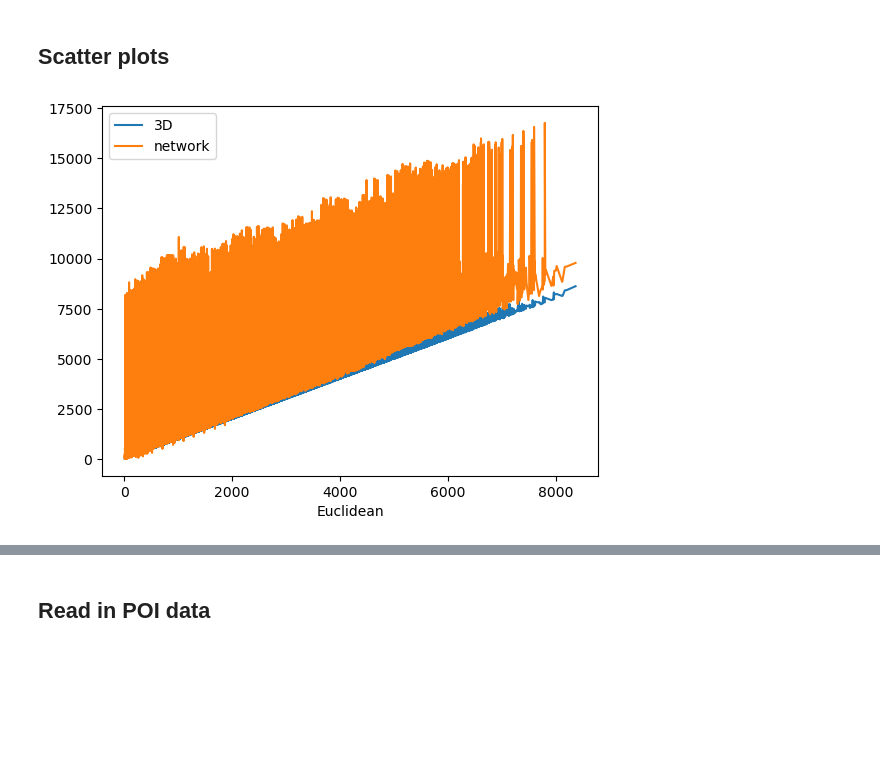
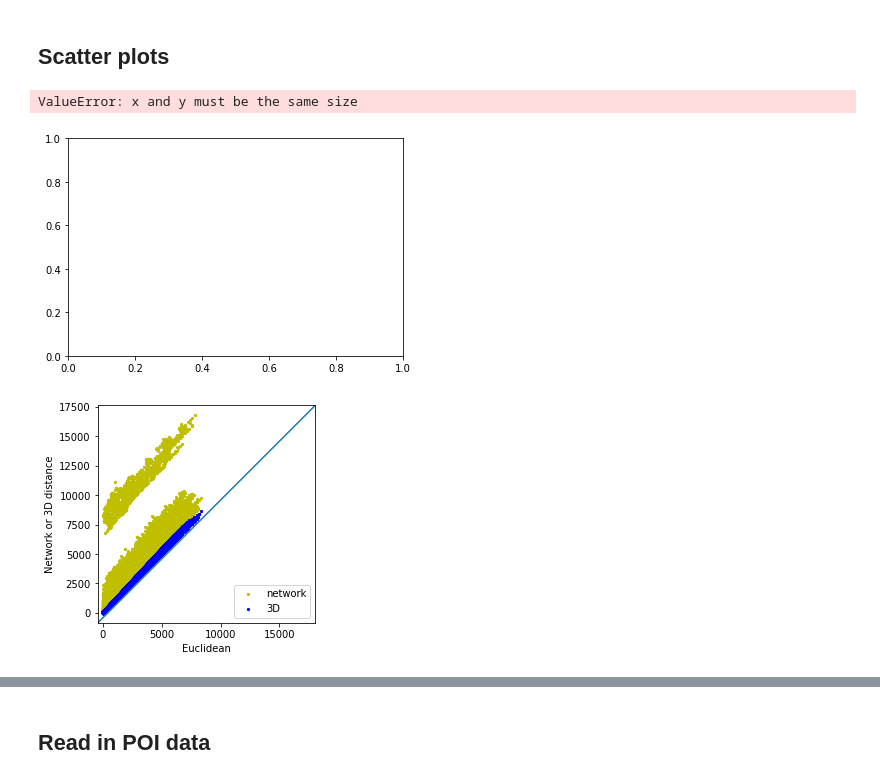
Before and after one commit to huanfachen/drone_station_pmp, a Jupyter notebook: distance_comparison.ipynb, the cells around one changed output, grey strips where cells are left out. Cells and saved outputs as stored; diff of their text form; code cells hidden in the pictures; blank space fills up the shorter version.

```diff
--- a/distance_comparison.ipynb
+++ b/distance_comparison.ipynb
@@ -132,13 +112,26 @@ df_distance[['Euclidean', '3D', 'network']].diff(axis=1).describe()
 df_distance = df_distance.sort_values(by=['Euclidean'])
 # %%
 # scatter plot: Euclidean as x axis, 3D and network as two colours
-df_distance.plot(
-    kind='line',
+ax=df_distance.plot(
+    kind='scatter',
     x='Euclidean',
     y=['3D', 'network'],
     # backend='plotly',
     # width=500,
 )
-plt.show()
 # %% [output]
+ValueError: x and y must be the same size
-[figure, old version]
+[figure, new version]
+# %%
+# sort the distance pairs by the Euclidean distance
+# scatter plot of network and 3D distance. Add a diagonal line to show the equal distance
+ax1 = df_distance.plot(kind='scatter', x='Euclidean', y='network', color='y', label = 'network', s=5)
+ax2 = df_distance.plot(kind='scatter', x='Euclidean', y='3D', color='b', ax=ax1, label = '3D', s=5)
+# x = [0,0]
+plt.axis('square')
+# line = plt.Line2D()
+ax3 = ax2.plot([0, 1], [0, 1], transform=ax2.transAxes)
+plt.ylabel('Network or 3D distance')
+plt.show()
+# %% [output]
+[figure, added]
```
Also changed, not shown: parts of 5 cells of this notebook, 3 other files.
